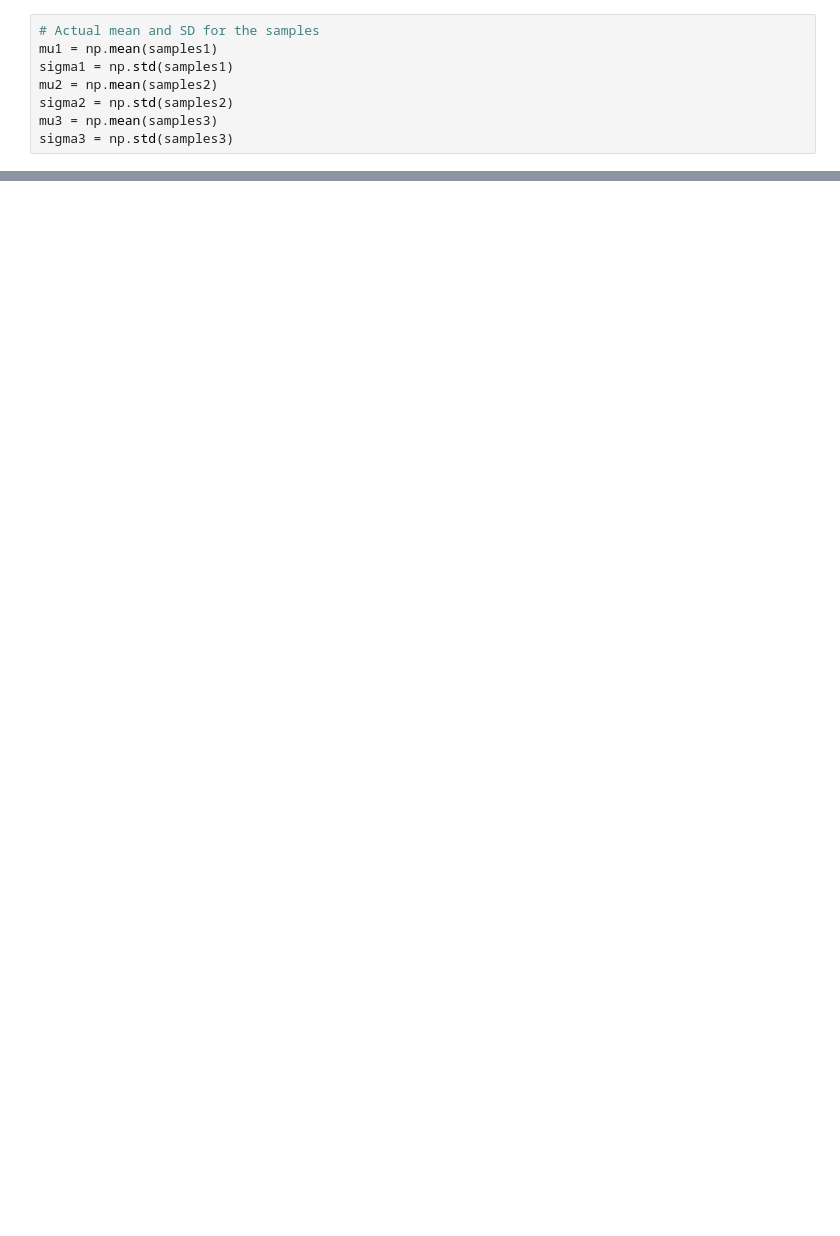
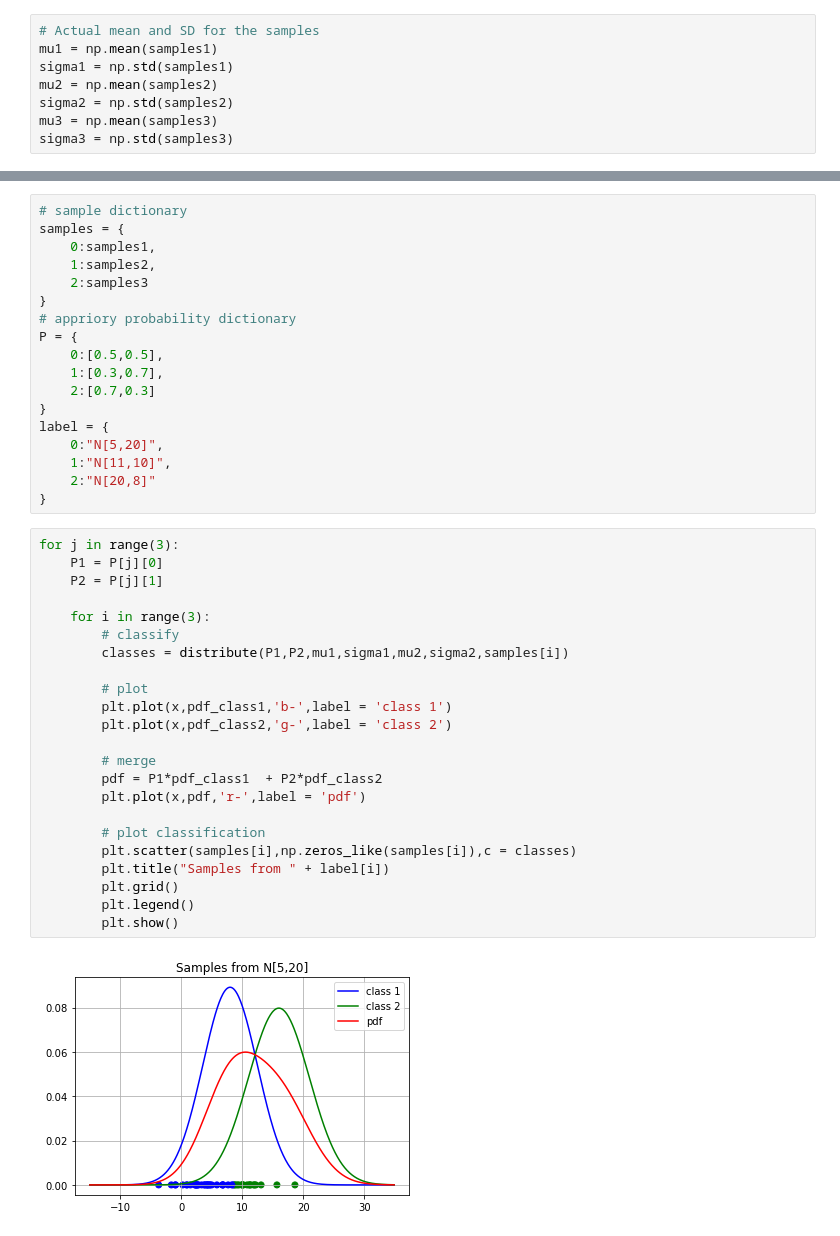
Before and after one commit to arkaprabha10/Machine-Learning, a Jupyter notebook: Lab 4/q5.ipynb, the cells around one changed output, grey strips where cells are left out. Saved outputs shown, nothing was run; the diff lists cells and outputs as text; blank space fills up the shorter version.

```diff
--- a/Lab 4/q5.ipynb
+++ b/Lab 4/q5.ipynb
@@ -240,0 +62,43 @@ plt.show()
+# %%
+# sample dictionary
+samples = {
+    0:samples1,
+    1:samples2,
+    2:samples3
+}
+# appriory probability dictionary
+P = {
+    0:[0.5,0.5],
+    1:[0.3,0.7],
+    2:[0.7,0.3]
+}
+label = {
+    0:"N[5,20]",
+    1:"N[11,10]",
+    2:"N[20,8]"
+}
+# %%
+for j in range(3):
+    P1 = P[j][0]
+    P2 = P[j][1]
+
+    for i in range(3):
+		# classify
+        classes = distribute(P1,P2,mu1,sigma1,mu2,sigma2,samples[i])
+
+		# plot
+        plt.plot(x,pdf_class1,'b-',label = 'class 1')
+        plt.plot(x,pdf_class2,'g-',label = 'class 2')
+
+		# merge
+        pdf = P1*pdf_class1  + P2*pdf_class2
+        plt.plot(x,pdf,'r-',label = 'pdf')
+
+		# plot classification
+        plt.scatter(samples[i],np.zeros_like(samples[i]),c = classes)
+        plt.title("Samples from " + label[i])
+        plt.grid()
+        plt.legend()
+        plt.show()
+# %% [output]
+[figure, added]
```
Also changed, not shown: parts of 6 cells of this notebook, 11 other files.
